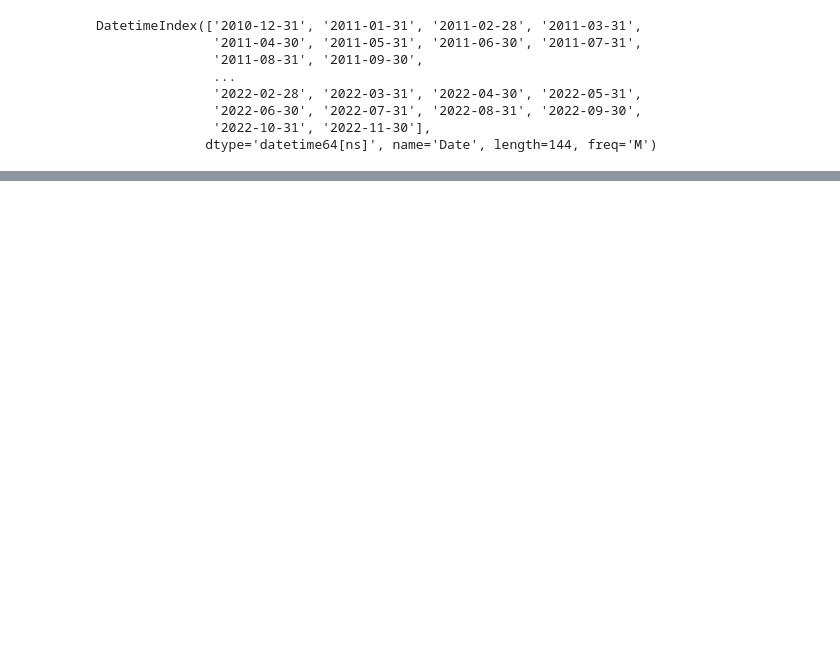
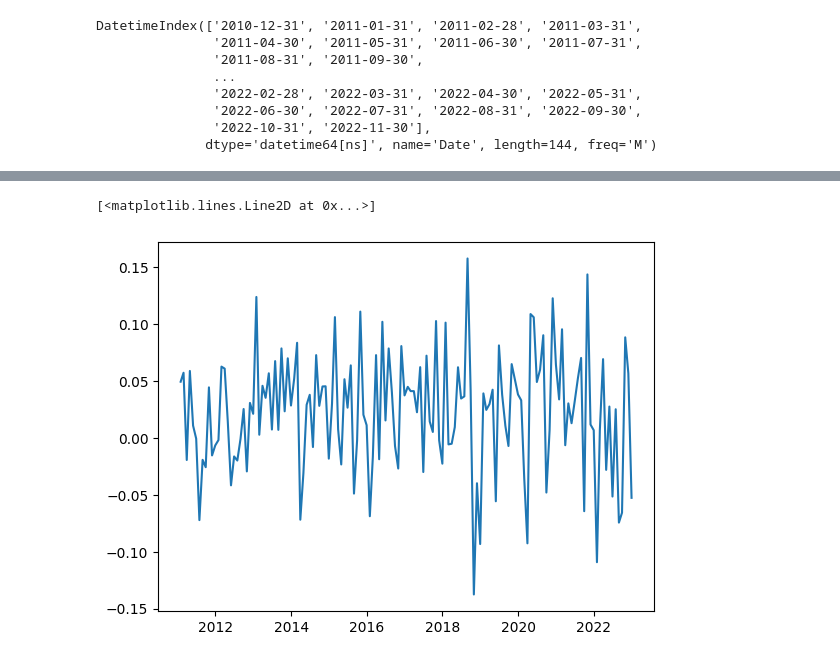
Before and after one commit to zdravoj/stock-bot, a Jupyter notebook: trading_sandbox.ipynb, the cells around one changed output, grey strips where cells are left out. Cells and saved outputs as stored; diff of their text form; code cells hidden in the pictures; blank space fills up the shorter version.

```diff
--- a/trading_sandbox.ipynb
+++ b/trading_sandbox.ipynb
@@ -621,0 +629,4 @@ plt.plot(value_by_month_end)
+# %%
+# portfolio percent return by month
+portfolio_pct_return_by_month = value_by_month_end.pct_change()[1:]
+portfolio_pct_return_by_month.head()
@@ -621,0 +640,6 @@ plt.plot(value_by_month_end)
+# %%
+# plot of portfolio percent return
+plt.plot(portfolio_pct_return_by_month)
+# %% [output]
+[<matplotlib.lines.Line2D at 0x...>]
+[figure, added]
```
Also changed, not shown: parts of 38 cells of this notebook.
